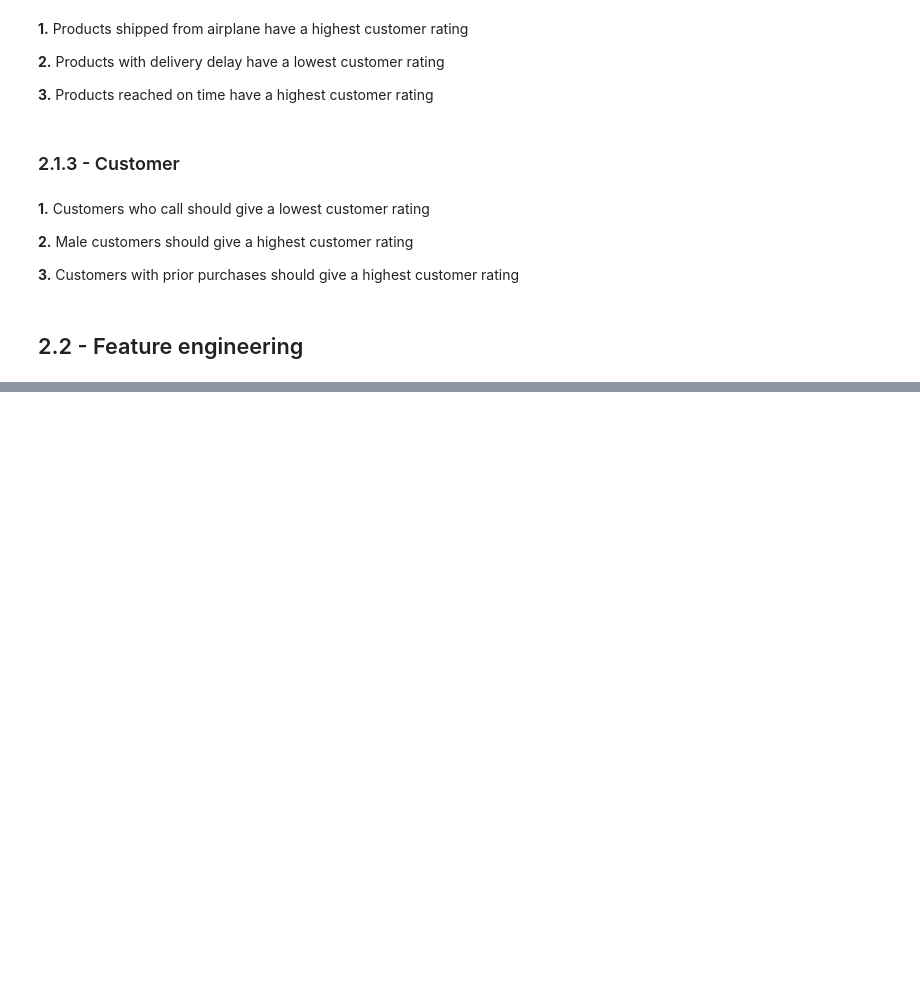
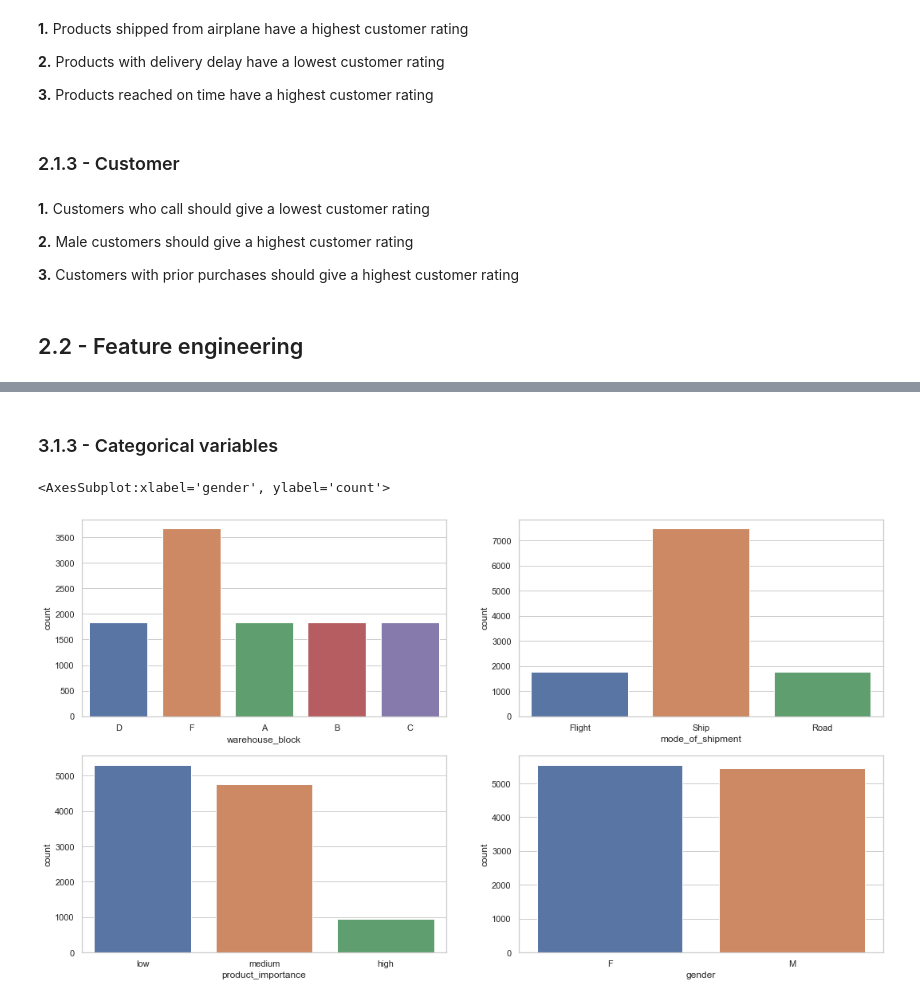
Before and after one commit to laertevasques/top1-Ecommerce-Insights-Project, a Jupyter notebook: Notebook/Top1_Insight_Projects_01.ipynb, the cells around one changed output, grey strips where cells are left out. Saved outputs shown, nothing was run; the diff lists cells and outputs as text; code cells hidden in the pictures; blank space fills up the shorter version.

```diff
--- a/Notebook/Top1_Insight_Projects.ipynb
+++ b/Notebook/Top1_Insight_Projects_01.ipynb
@@ -311,0 +346,19 @@ df2.head()
+# %% [markdown]
+### 3.1.3 - Categorical variables
+# %%
+plt.figure(figsize=(18,10))
+
+plt.subplot(2,2,1)
+sns.countplot(df3['warehouse_block'])
+
+plt.subplot(2,2,2)
+sns.countplot(df3['mode_of_shipment'])
+
+plt.subplot(2,2,3)
+sns.countplot(df3['product_importance'])
+
+plt.subplot(2,2,4)
+sns.countplot(df3['gender'])
+# %% [output]
+<AxesSubplot:xlabel='gender', ylabel='count'>
+[figure, added]
```
Also changed, not shown: parts of 11 cells of this notebook.
